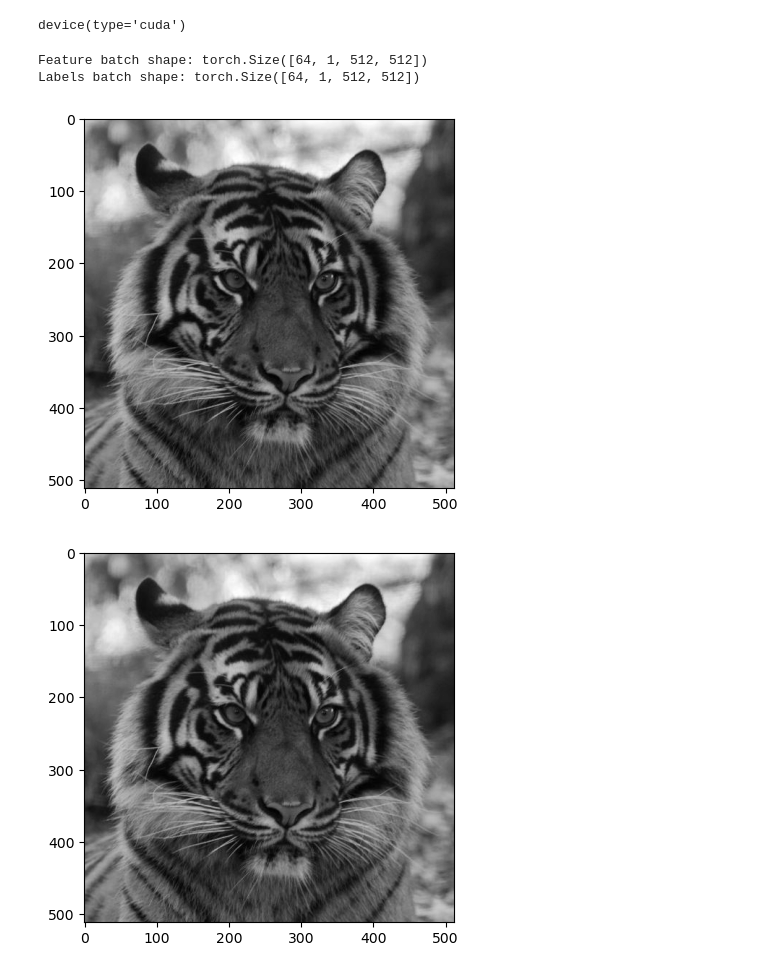
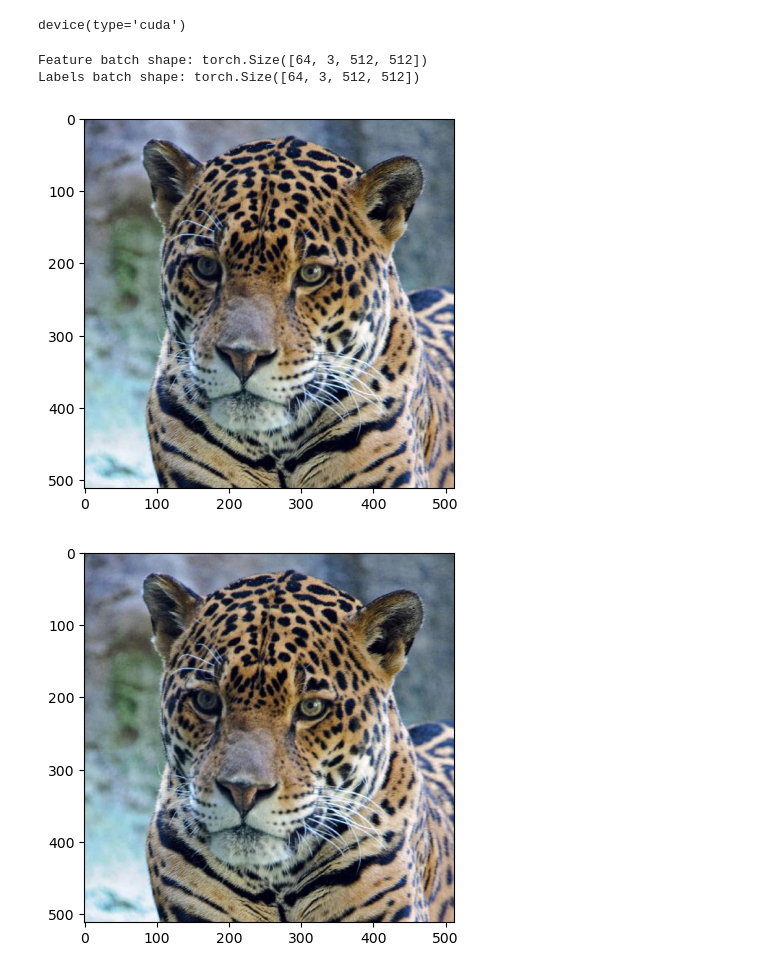
Before and after one commit to PSTAT197-F23/vignette-super-resolution, a Jupyter notebook: scripts/drafts/load data.ipynb, the cells around one changed output. Saved outputs shown, nothing was run; the diff lists cells and outputs as text; code cells hidden in the pictures.

```diff
--- a/scripts/drafts/load data.ipynb
+++ b/scripts/drafts/load data.ipynb
@@ -30,9 +30,8 @@ def is_image_file(filename):
     return any(filename.endswith(extension) for extension in [".png", ".jpg", ".jpeg"])
 
 def load_img(filepath):
-    img = Image.open(filepath).convert('YCbCr')
-    y, _, _ = img.split()
-    return y
+    img = Image.open(filepath)
+    return img
 
 class DatasetFromFolder(data.Dataset):
     def __init__(self, image_dir, input_transform=None, target_transform=None):
@@ -70,19 +69,25 @@ test_dataloader = DataLoader(test_data, batch_size=64, shuffle=True)
 # %%
 # Display image and label.
 train_features, train_labels = next(iter(train_dataloader))
 train_features.to(device)
 train_labels.to(device)
 
 print(f"Feature batch shape: {train_features.size()}")
 print(f"Labels batch shape: {train_labels.size()}")
 img = train_features[0].squeeze()
 label = train_labels[0].squeeze()
-plt.imshow(img, cmap="gray")
+
+img = img.swapaxes(0, 1)
+img = img.swapaxes(1, 2)
+label = label.swapaxes(0, 1)
+label = label.swapaxes(1, 2)
+
+plt.imshow(img)
 plt.show()
-plt.imshow(label, cmap="gray")
+plt.imshow(label)
 plt.show()
 # %% [output]
-Feature batch shape: torch.Size([64, 1, 512, 512])
-Labels batch shape: torch.Size([64, 1, 512, 512])
+Feature batch shape: torch.Size([64, 3, 512, 512])
+Labels batch shape: torch.Size([64, 3, 512, 512])
-[figure, old version]
+[figure, new version]
-[figure, old version]
+[figure, new version]
```
